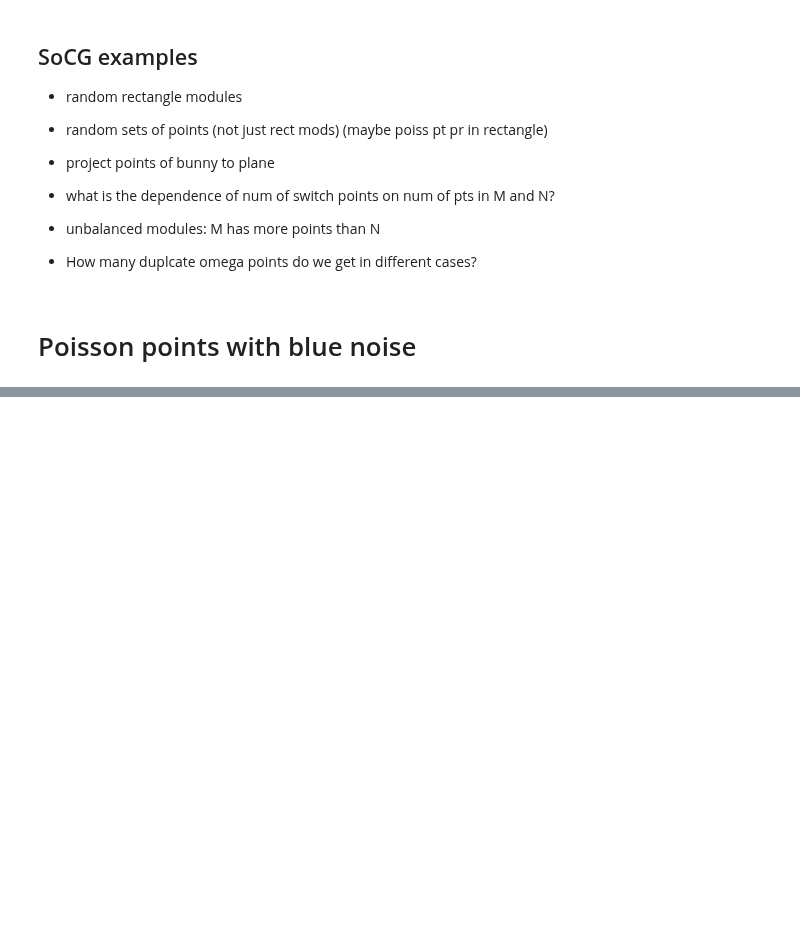
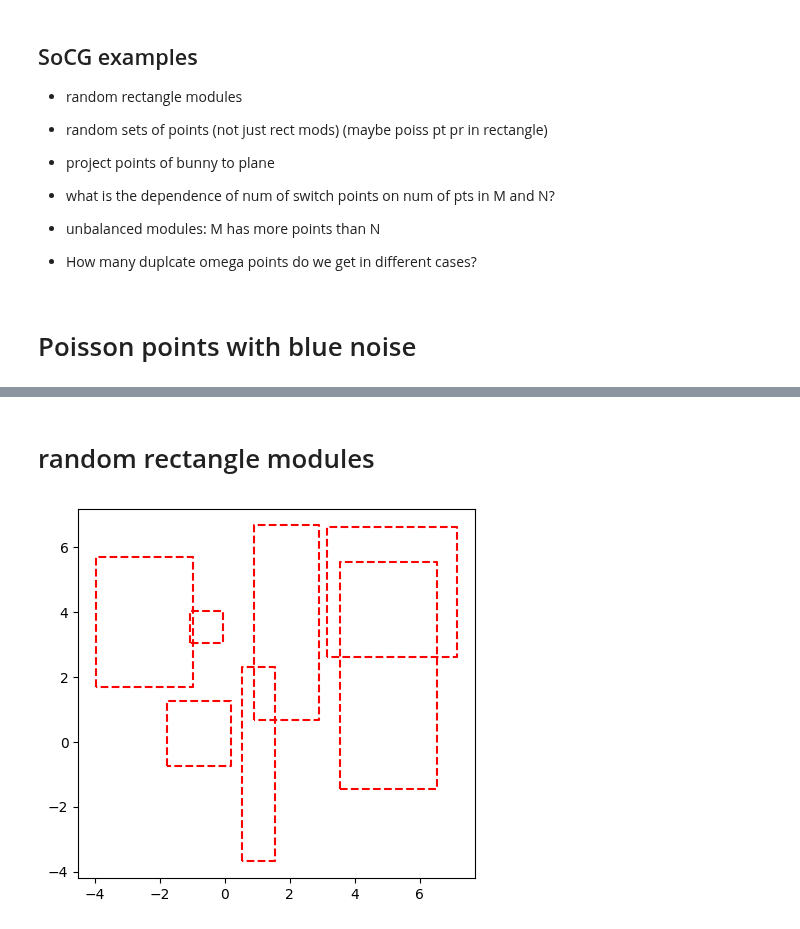
Before and after one commit to asilata/matching-distance-code, a Jupyter notebook: Notebooks/Main.ipynb, the cells around one changed output, grey strips where cells are left out. Cells and saved outputs as stored; diff of their text form; code cells hidden in the pictures; blank space fills up the shorter version.

Commit message:
added random rect mods

```diff
--- a/Notebooks/Main.ipynb
+++ b/Notebooks/Main.ipynb
@@ -238,0 +252,37 @@ poissonpts = ex.make_poisson(inputt, poisson_intensity, radius, display=True)
+# %% [markdown]
+# random rectangle modules
+# %%
+poisson_intensity = 2
+
+def make_rects(poisson_intensity = 2):
+    radius = 1 / (2 * (math.sqrt(poisson_intensity)))
+    poissonpts = ex.make_poisson(inputt, poisson_intensity, radius, display=False)
+    import random as rnd
+
+    seed = 0
+    rectangle_lengths = []
+    rectangle_widths = []
+    fig, ax = plt.subplots()
+    ax.set_aspect("equal")
+    for x in range(len(poissonpts)):
+        width = rnd.randint(1, 5)
+        length = rnd.randint(1, 7)
+        rectangle_lengths.append(length)
+        rectangle_widths.append(width)
+        xs = [
+            poissonpts[x][0],
+            poissonpts[x][0],
+            poissonpts[x][0] + width,
+            poissonpts[x][0] + width,
+            poissonpts[x][0],
+        ]
+        ys = [
+            poissonpts[x][1],
+            poissonpts[x][1] + length,
+            poissonpts[x][1] + length,
+            poissonpts[x][1],
+            poissonpts[x][1],
+        ]
+        ax.plot(xs, ys, "--", color="red")
+# %% [output]
+[figure, added]
```
Also changed, not shown: parts of 3 cells of this notebook, 4 other files.
